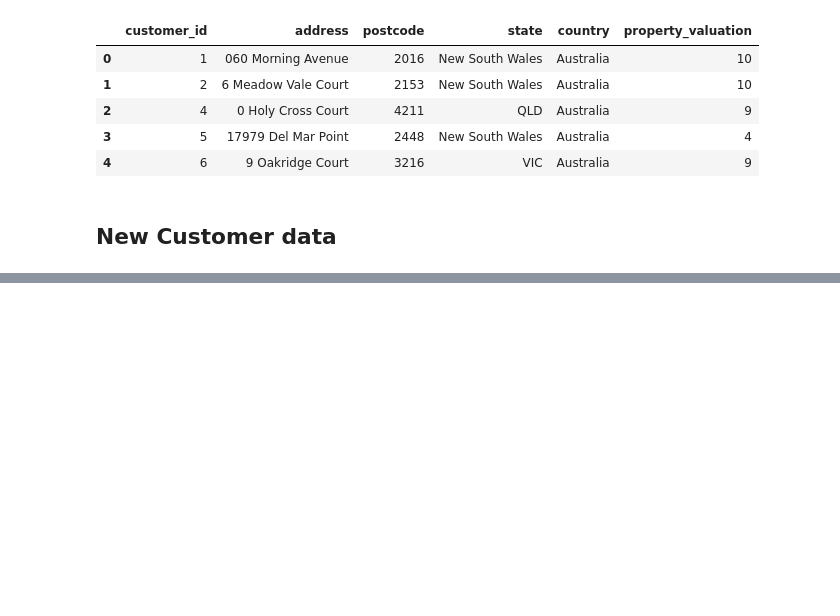
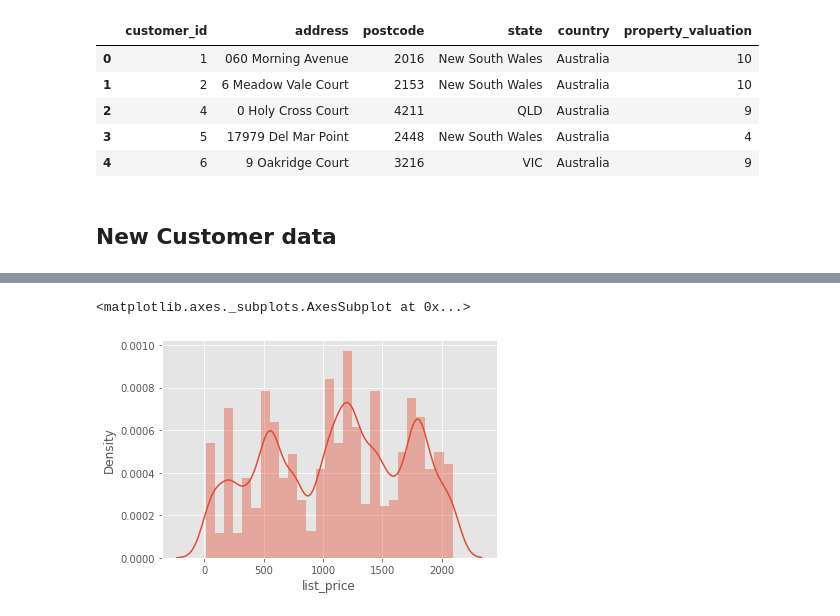
Before and after one commit to Arijit-datascience/Customer-Segmentation, a Jupyter notebook: customer_segmentation.ipynb, the cells around one changed output, grey strips where cells are left out. Drawn from its saved outputs; the diff is of its cells as text; code cells hidden in the pictures; blank space fills up the shorter version.

```diff
--- a/customer_segmentation.ipynb
+++ b/customer_segmentation.ipynb
@@ -105,0 +152,4 @@ new_cust_df.head()
+# %%
+#Removing transactions with no standard cost
+transaction_df = transaction_df[~(transaction_df['standard_cost'].isna())]
+transaction_df.customer_id.nunique()
@@ -105,0 +158,3 @@ new_cust_df.head()
+# %%
+#Calculating profit
+transaction_df['profit'] = transaction_df['list_price'] - transaction_df['standard_cost']
@@ -105,0 +168,3 @@ new_cust_df.head()
+# %%
+#Set profit = 0 when order was cancelled
+transaction_df['profit'] = np.where(transaction_df['order_status'] == 'Cancelled', 0, transaction_df['profit'])
@@ -105,0 +183,5 @@ new_cust_df.head()
+# %%
+sns.distplot(transaction_df['list_price'])
+# %% [output]
+<matplotlib.axes._subplots.AxesSubplot at 0x...>
+[figure, added]
```
Also changed, not shown: parts of 78 cells of this notebook.
